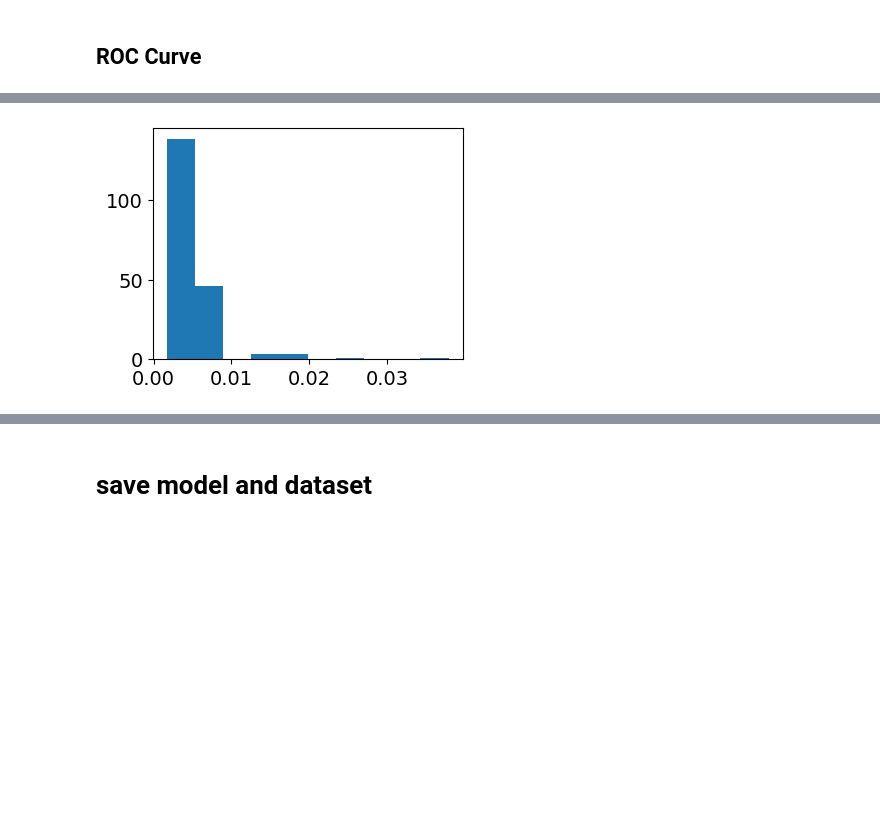
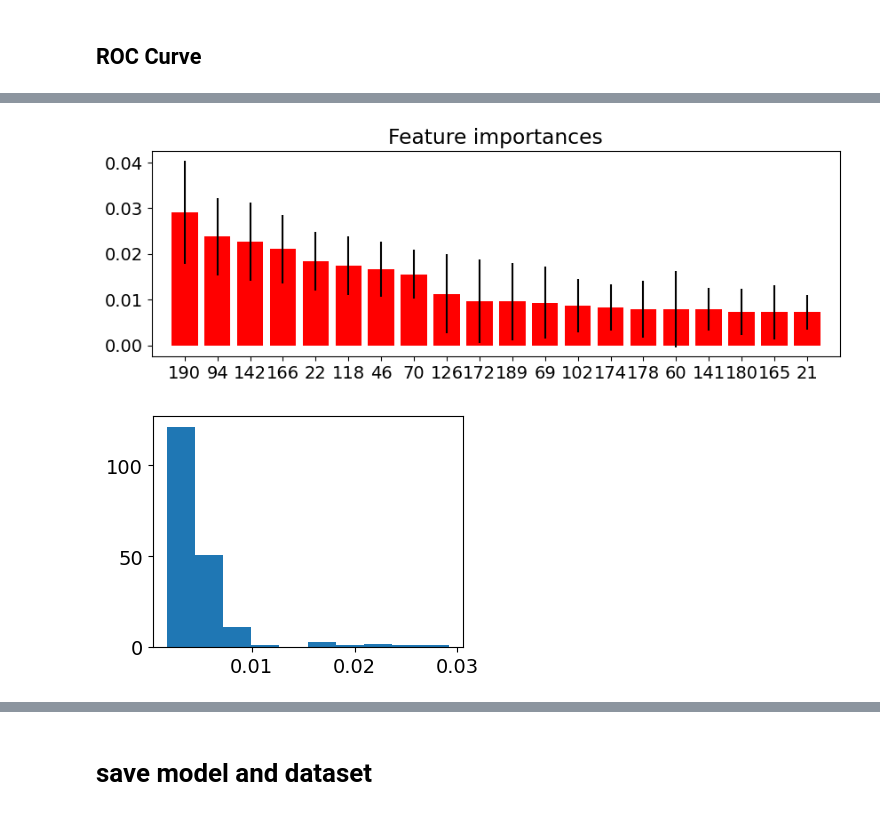
Before and after one commit to ylin00/seizurecast, a Jupyter notebook: notebooks/Seizure_Forecasting_RF.ipynb, the cells around one changed output, grey strips where cells are left out. Cells and saved outputs as stored; diff of their text form; code cells hidden in the pictures; blank space fills up the shorter version.

```diff
--- a/notebooks/Seizure_Forecasting_RF.ipynb
+++ b/notebooks/Seizure_Forecasting_RF.ipynb
@@ -94,6 +118,6 @@ def load_dataset(feature_table, token_table, len_pos, len_pre, sec_gap, limit=10
         """, SQLengine))
     return dataset
 
-dataset = load_dataset('features', 'tmp_token_group', 300, 300, 600, limit=100000)
+dataset = load_dataset('features', 'tmp_token_group', 300, 300, 300, limit=100000)
 print(f"Size of Tran set = {dataset['train'].shape}; \nSize of Test set = {dataset['test'].shape}")
 # %% [output]
@@ -310,7 +443,7 @@ LogisticRegression [0.63902788 0.59328091 0.64045747 0.61829878 0.61401001]
 Random forest classifier is a conventional non-linear classifier
 # %%
 from sklearn.ensemble import RandomForestClassifier
-clf['rf'] = RandomForestClassifier(n_estimators=200, max_depth=None,
+clf['rf'] = RandomForestClassifier(n_estimators=400, max_depth=None,
     min_samples_split=3, random_state=0)
 print(
     "RandomForestClassifier",
@@ -358,7 +518,7 @@ def set_seed():
     rn.seed(1)
 # %%
 from keras.models import Sequential
-from keras.layers import Input, Dense, Dropout, Bidirectional, BatchNormalization
+from keras.layers import Input, Dense, Dropout, Bidirectional, BatchNormalization, LSTM
 from tensorflow.keras.callbacks import EarlyStopping
 
 set_seed()
@@ -389,8 +549,8 @@ history = clf['nn'].fit(
         train_y,
         validation_split=0.2,
         batch_size=50,
-        epochs=200,
-        verbose=0,
+        epochs=50,
+        verbose=1,
         shuffle=False
 #         callbacks=EarlyStopping(monitor='val_loss', mode='min')
 )
@@ -443,10 +604,10 @@ dict_keys(['loss', 'acc', 'val_loss', 'val_acc'])
 # %% [markdown]
 # Evaluation
 # %%
-clf['rf'].fit(test_X, test_y)
-clf['lda'].fit(test_X, test_y)
-clf['mlp'].fit(scaler.transform(test_X), test_y)
-clf['adb'].fit(test_X, test_y)
-clf['lg'].fit(scaler.transform(test_X), test_y)
+clf['rf'].fit(train_X, train_y)
+clf['lda'].fit(train_X, train_y)
+clf['mlp'].fit(scaler.transform(train_X), train_y)
+clf['adb'].fit(train_X, train_y)
+clf['lg'].fit(scaler.transform(train_X), train_y)
 # %% [output]
 LogisticRegression(max_iter=2000, random_state=0)
@@ -538,26 +712,29 @@ plot_roc_curve([0, 1], [0, 1], roc['nn'][0], roc['nn'][1])
 # %%
 def plot_feature_importance(forest):
     import matplotlib.pyplot as plt
     import numpy as np
     importances = forest.feature_importances_
     std = np.std([tree.feature_importances_ for tree in forest.estimators_],
                  axis=0)
     indices = np.argsort(importances)[::-1]
 
-    num_of_features = len(indices)
+    num_of_features = 20
+    indices = indices[0:num_of_features]
+
     # Plot the impurity-based feature importances of the forest
-    plt.figure(figsize=[5/15*num_of_features, 3])
+    plt.figure(figsize=[5/10*num_of_features, 3])
     plt.title("Feature importances")
-    plt.bar(range(len(importances)), importances[indices],
+    plt.bar(range(num_of_features), importances[indices],
             color="r", yerr=std[indices], align="center")
-    plt.xticks(range(len(importances)), indices)
-    plt.xlim([-1, len(importances)])
+    plt.xticks(range(len(indices)), indices)
+    plt.xlim([-1, len(indices)])
 #     plt.xlim([-1, 10])
     # plt.show()
     return(indices)
 
-# indices = plot_feature_importance(clf['rf'])
+indices = plot_feature_importance(clf['rf'])
 plt.figure(figsize=[4,3])
 _=plt.hist(clf['rf'].feature_importances_)
 # %% [output]
-[figure, old version]
+[figure, new version]
+[figure, added]
```
Also changed, not shown: parts of 33 cells of this notebook, 5 other files.
